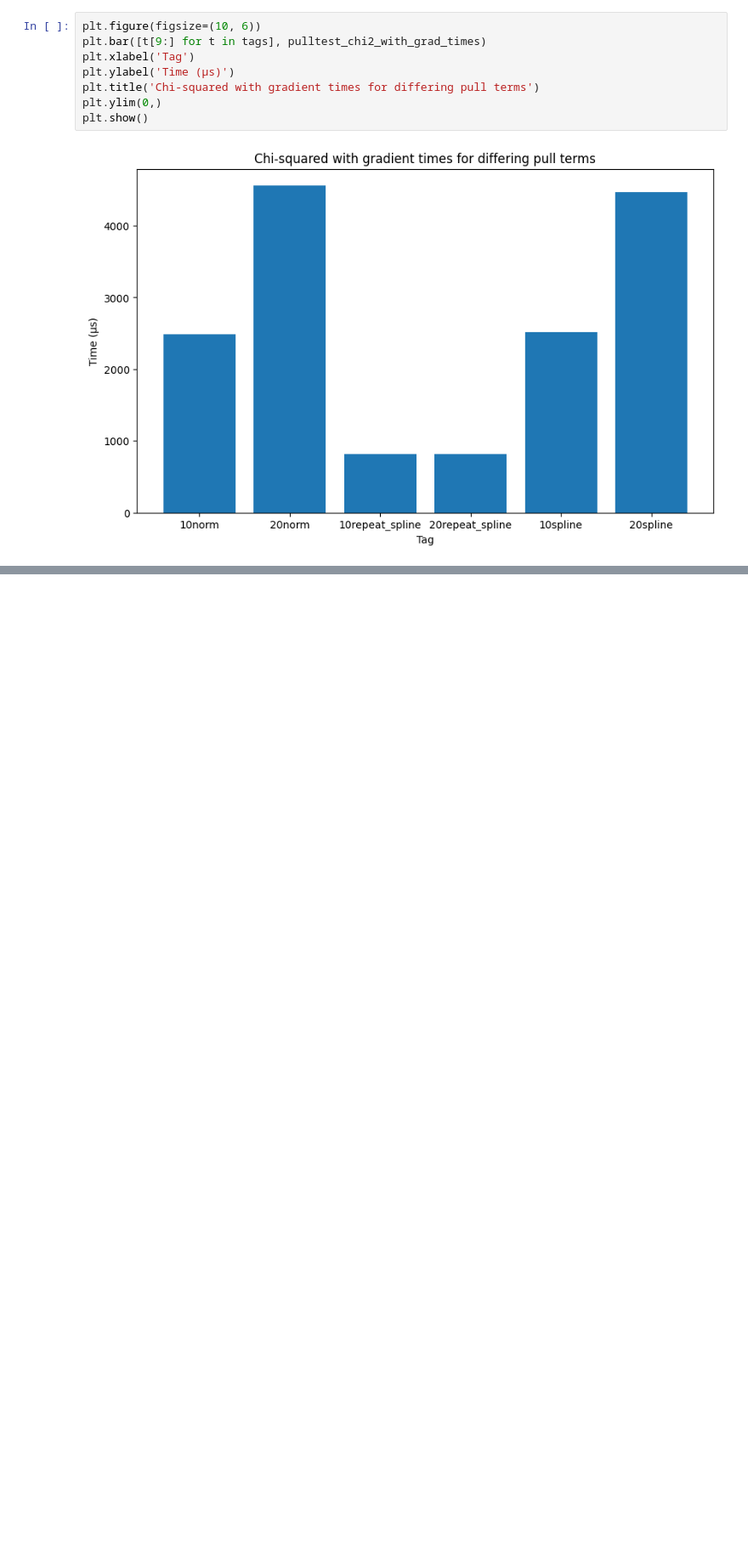
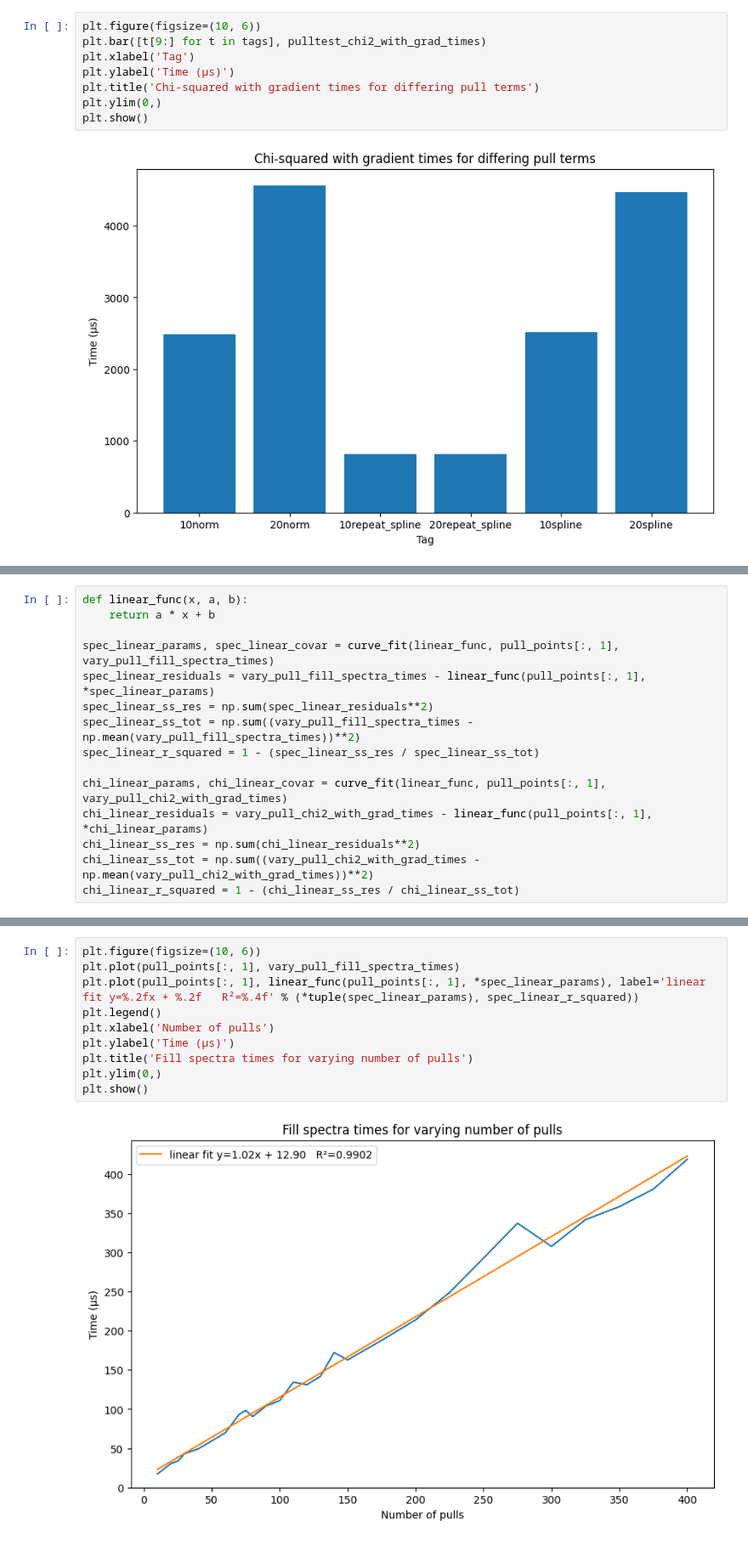
Before and after one commit to BMDragon/PROfit_Scaling, a Jupyter notebook: plotting.ipynb, the cells around one changed output, grey strips where cells are left out. Shown at 85% size. Drawn from its saved outputs; the diff is of its cells as text; blank space fills up the shorter version.

```diff
--- a/plotting.ipynb
+++ b/plotting.ipynb
@@ -221,0 +250,15 @@ plt.show()
+# %%
+def linear_func(x, a, b):
+    return a * x + b
+
+spec_linear_params, spec_linear_covar = curve_fit(linear_func, pull_points[:, 1], vary_pull_fill_spectra_times)
+spec_linear_residuals = vary_pull_fill_spectra_times - linear_func(pull_points[:, 1], *spec_linear_params)
+spec_linear_ss_res = np.sum(spec_linear_residuals**2)
+spec_linear_ss_tot = np.sum((vary_pull_fill_spectra_times - np.mean(vary_pull_fill_spectra_times))**2)
+spec_linear_r_squared = 1 - (spec_linear_ss_res / spec_linear_ss_tot)
+
+chi_linear_params, chi_linear_covar = curve_fit(linear_func, pull_points[:, 1], vary_pull_chi2_with_grad_times)
+chi_linear_residuals = vary_pull_chi2_with_grad_times - linear_func(pull_points[:, 1], *chi_linear_params)
+chi_linear_ss_res = np.sum(chi_linear_residuals**2)
+chi_linear_ss_tot = np.sum((vary_pull_chi2_with_grad_times - np.mean(vary_pull_chi2_with_grad_times))**2)
+chi_linear_r_squared = 1 - (chi_linear_ss_res / chi_linear_ss_tot)
@@ -221,0 +275,12 @@ plt.show()
+# %%
+plt.figure(figsize=(10, 6))
+plt.plot(pull_points[:, 1], vary_pull_fill_spectra_times)
+plt.plot(pull_points[:, 1], linear_func(pull_points[:, 1], *spec_linear_params), label='linear fit y=%.2fx + %.2f   R²=%.4f' % (*tuple(spec_linear_params), spec_linear_r_squared))
+plt.legend()
+plt.xlabel('Number of pulls')
+plt.ylabel('Time (μs)')
+plt.title('Fill spectra times for varying number of pulls')
+plt.ylim(0,)
+plt.show()
+# %% [output]
+[figure, added]
```
Also changed, not shown: parts of 8 cells of this notebook.
